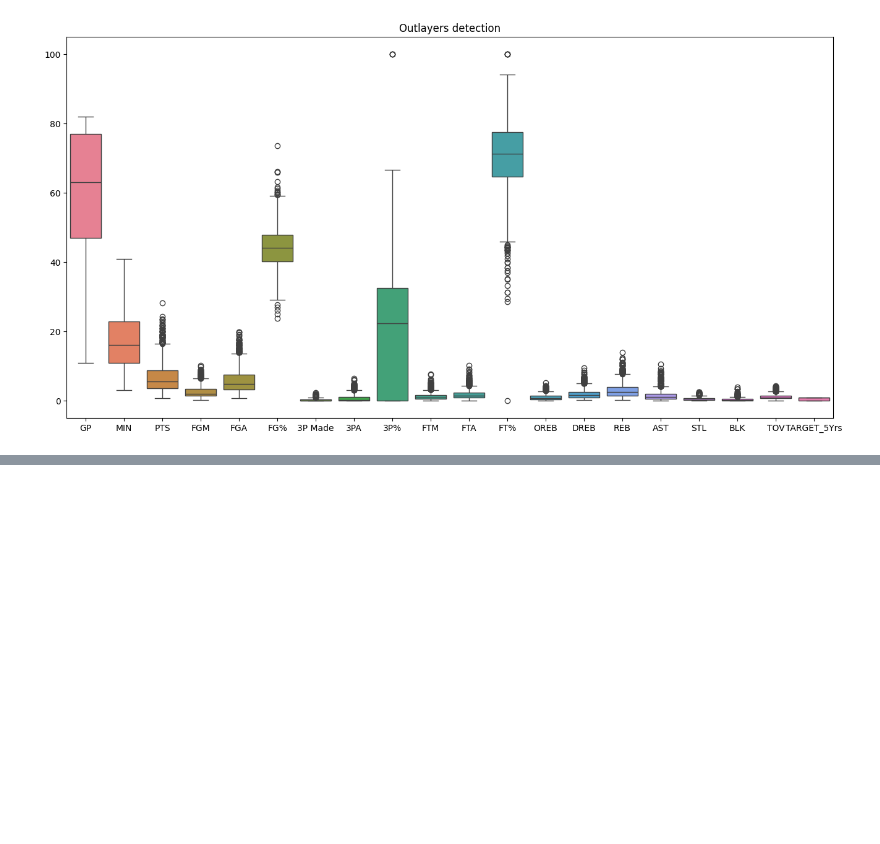
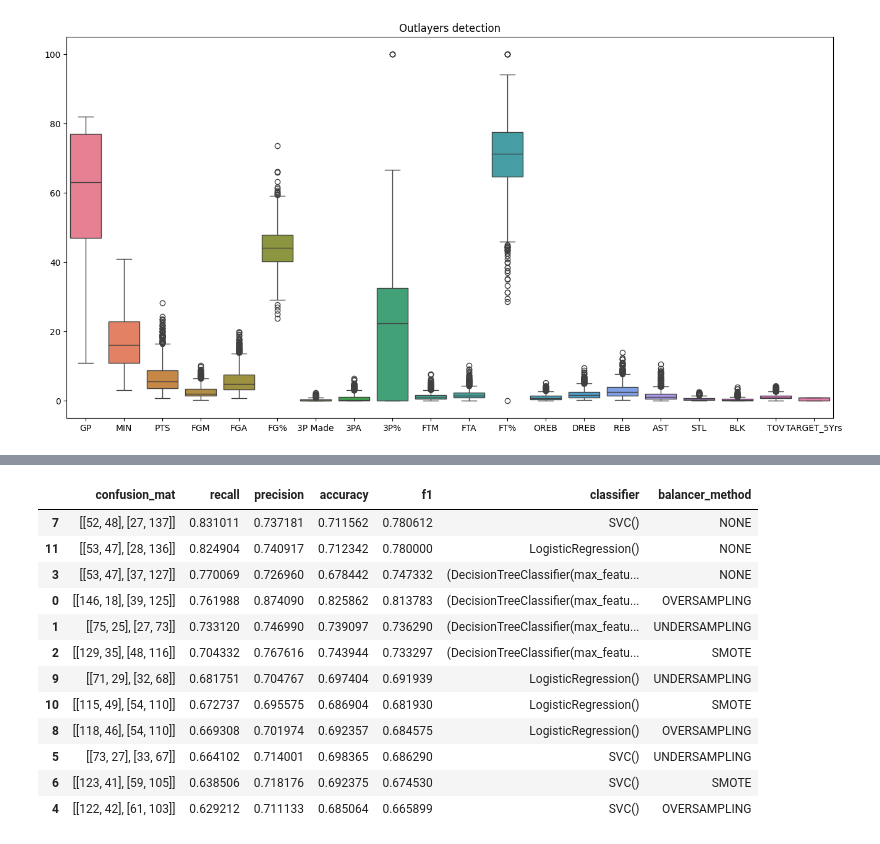
Before and after one commit to JulienDelavande/NBA-prediction, a Jupyter notebook: notebooks/model_exploration.ipynb, the cells around one changed output, grey strips where cells are left out. Cells and saved outputs as stored; diff of their text form; code cells hidden in the pictures; blank space fills up the shorter version.

```diff
--- a/notebooks/model_exploration.ipynb
+++ b/notebooks/model_exploration.ipynb
@@ -239,0 +271,42 @@ def score_classifier(dataset,classifier,labels):
+# %%
+from sklearn.pipeline import Pipeline
+from sklearn.linear_model import LogisticRegression
+from xgboost import XGBClassifier
+from sklearn.neighbors import KNeighborsClassifier
+from sklearn.tree import DecisionTreeClassifier
+from sklearn.ensemble import GradientBoostingClassifier, AdaBoostClassifier, ExtraTreesClassifier
+from sklearn.naive_bayes import GaussianNB
+
+
+target = 'TARGET_5Yrs'
+balancer_method = 'NONE'
+
+features_selected = ['GP', 'MIN', 'PTS', 'FGM', 'FGA', 'FG%', '3P Made', '3PA',
+       '3P%', 'FTM', 'FTA', 'FT%', 'OREB', 'DREB', 'REB', 'AST', 'STL', 'BLK',
+       'TOV', 'TARGET_5Yrs']
+features_to_scale = ['GP', 'MIN', 'PTS', 'FGM', 'FGA', 'FG%', '3P Made', '3PA',
+       '3P%', 'FTM', 'FTA', 'FT%', 'OREB', 'DREB', 'REB', 'AST', 'STL', 'BLK',
+       'TOV']
+models = [LogisticRegression(), RandomForestClassifier(), SVC(), XGBClassifier(), \
+          KNeighborsClassifier(), DecisionTreeClassifier(), GradientBoostingClassifier(), \
+          AdaBoostClassifier(), ExtraTreesClassifier(), GaussianNB()]
+
+setps_prepocessing = [('duplicate_remover', DuplicateRemover()), \
+    ('null_value_replacer', NullValueReplacer(columns=['3P%'], values=[0])), \
+    ('data_balancer', DataBalancer(method=balancer_method)), \
+    ('feature_selector', FeatureSelector(feature_names=features_selected)), \
+    ('feature_scaler', FeatureScaler(feature_names=features_to_scale))]
+
+
+
+pipeline = Pipeline(steps=setps_prepocessing)
+data_processed = pipeline.fit_transform(data)
+scores = []
+for model in models:
+    print(f"Model: {model}")
+    scores.append(score_classifier(data_processed.drop(target, axis=1), model,data_processed[target]))
+    print()
+
+scores = pd.DataFrame(scores)
+scores = scores.sort_values(by='f1', ascending=False)
+scores
@@ -239,0 +451,17 @@ def score_classifier(dataset,classifier,labels):
+# %%
+scores_equilibration = scores_equilibration.sort_values(by='recall', ascending=False)
+scores_equilibration
+# %% [output]
+|  | confusion_mat | recall | precision | accuracy | f1 | classifier | balancer_method |
+| 7 | [[52, 48], [27, 137]] | 0.831011 | 0.737181 | 0.711562 | 0.780612 | SVC() | NONE |
+| 11 | [[53, 47], [28, 136]] | 0.824904 | 0.740917 | 0.712342 | 0.780000 | LogisticRegression() | NONE |
+| 3 | [[53, 47], [37, 127]] | 0.770069 | 0.726960 | 0.678442 | 0.747332 | (DecisionTreeClassifier(max_featu... | NONE |
+| 0 | [[146, 18], [39, 125]] | 0.761988 | 0.874090 | 0.825862 | 0.813783 | (DecisionTreeClassifier(max_featu... | OVERSAMPLING |
+| 1 | [[75, 25], [27, 73]] | 0.733120 | 0.746990 | 0.739097 | 0.736290 | (DecisionTreeClassifier(max_featu... | UNDERSAMPLING |
+| 2 | [[129, 35], [48, 116]] | 0.704332 | 0.767616 | 0.743944 | 0.733297 | (DecisionTreeClassifier(max_featu... | SMOTE |
+| 9 | [[71, 29], [32, 68]] | 0.681751 | 0.704767 | 0.697404 | 0.691939 | LogisticRegression() | UNDERSAMPLING |
+| 10 | [[115, 49], [54, 110]] | 0.672737 | 0.695575 | 0.686904 | 0.681930 | LogisticRegression() | SMOTE |
+| 8 | [[118, 46], [54, 110]] | 0.669308 | 0.701974 | 0.692357 | 0.684575 | LogisticRegression() | OVERSAMPLING |
+| 5 | [[73, 27], [33, 67]] | 0.664102 | 0.714001 | 0.698365 | 0.686290 | SVC() | UNDERSAMPLING |
+| 6 | [[123, 41], [59, 105]] | 0.638506 | 0.718176 | 0.692375 | 0.674530 | SVC() | SMOTE |
+| 4 | [[122, 42], [61, 103]] | 0.629212 | 0.711133 | 0.685064 | 0.665899 | SVC() | OVERSAMPLING |
```
Also changed, not shown: parts of 12 cells of this notebook, 2 other files.
